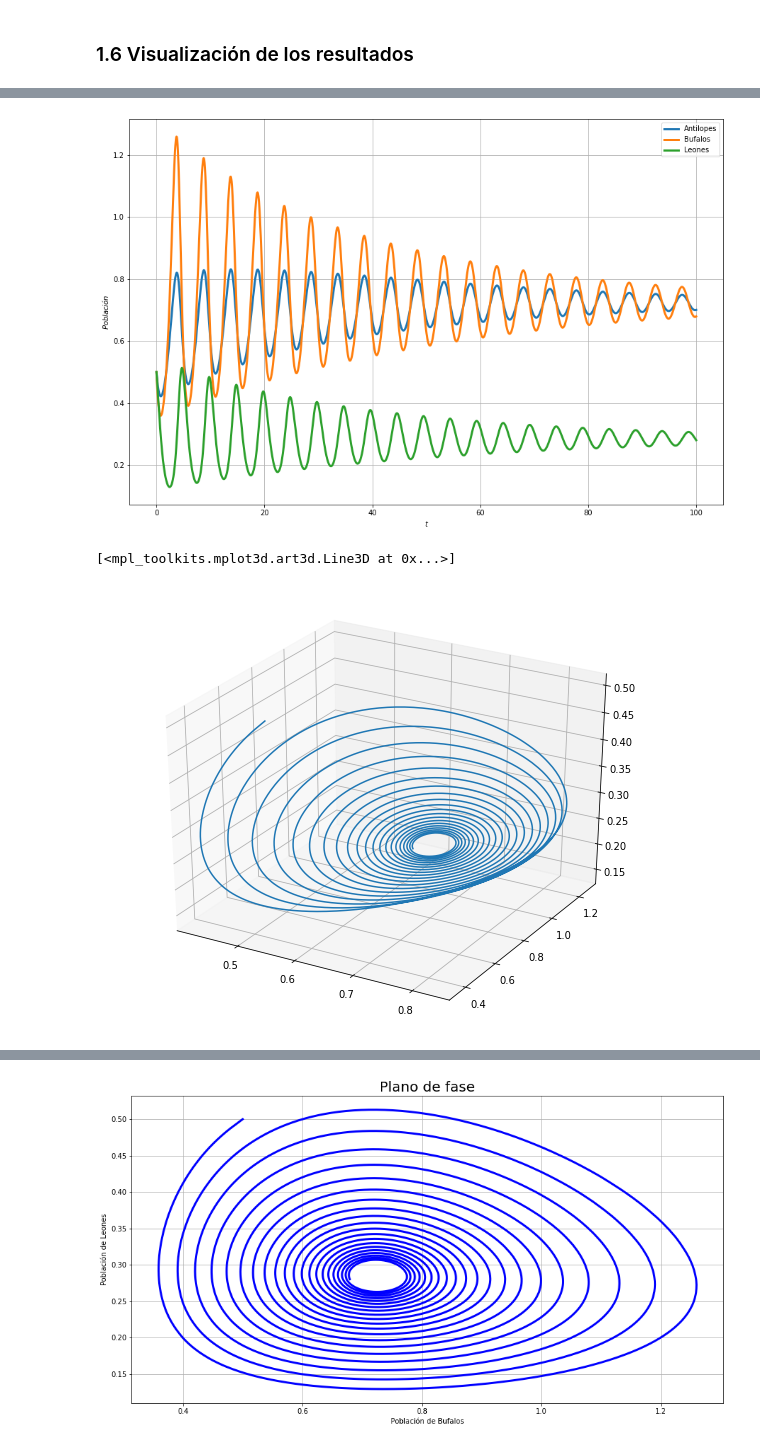
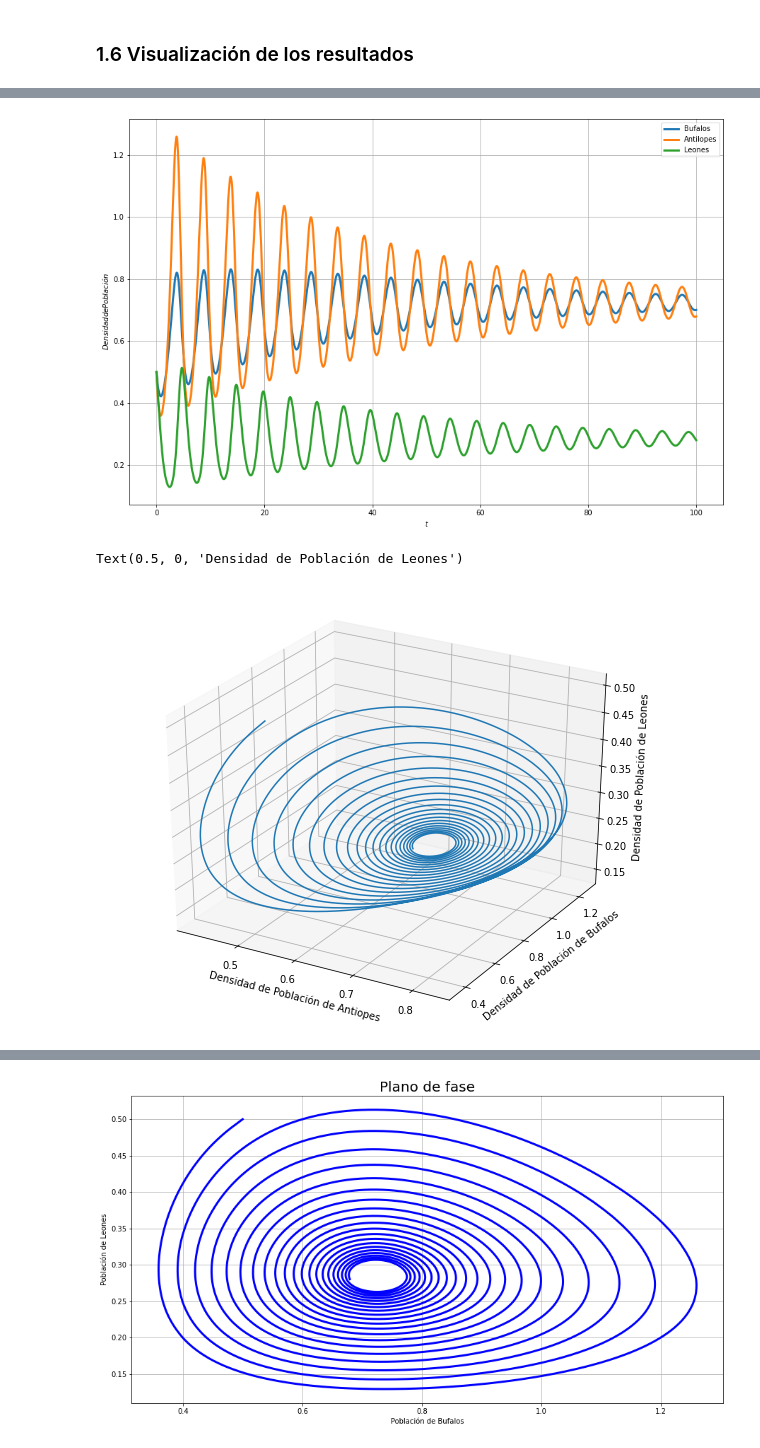
Before and after one commit to Palacios-F/ProyectoSim, a Jupyter notebook: PM3_CastilloL_PalaciosF.ipynb, the cells around one changed output, grey strips where cells are left out. Cells and saved outputs as stored; diff of their text form; code cells hidden in the pictures.

```diff
--- a/PM3_CastilloL_PalaciosF.ipynb
+++ b/PM3_CastilloL_PalaciosF.ipynb
@@ -256,23 +231,26 @@ plt.show()
 # %%
 plt.figure(figsize = (15,10))
-plt.plot(tt,sol3[:,0], lw = 3, label = "Antilopes")
-plt.plot(tt,sol3[:,1], lw = 3, label = "Bufalos")
+plt.plot(tt,sol3[:,0], lw = 3, label = "Bufalos")
+plt.plot(tt,sol3[:,1], lw = 3, label = "Antilopes")
 plt.plot(tt,sol3[:,2], lw = 3, label = "Leones")
 plt.xlabel("$t$")
-plt.ylabel('$Población$')
+plt.ylabel('$Densidad de Población$')
 plt.legend(loc = "best")
 plt.grid()
 plt.show()
 # %% [output]
-[figure, old version]
+[figure, new version]
 # %%
 fig=plt.figure(figsize=(10,8))
 ax=fig.add_subplot(111,projection = "3d") #Agregar la tercera dimensión
 
 ax.plot(sol3[:,0],sol3[:,1],sol3[:,2],ms=10)
+ax.set_xlabel('Densidad de Población de Antiopes')
+ax.set_ylabel('Densidad de Población de Bufalos')
+ax.set_zlabel('Densidad de Población de Leones')
 # %% [output]
-[<mpl_toolkits.mplot3d.art3d.Line3D at 0x...>]
+Text(0.5, 0, 'Densidad de Población de Leones')
-[figure, old version]
+[figure, new version]
 # %%
 plt.figure(figsize=(15,8))
 plt.title("Plano de fase", fontsize=20)
```
Also changed, not shown: parts of 20 cells of this notebook.
